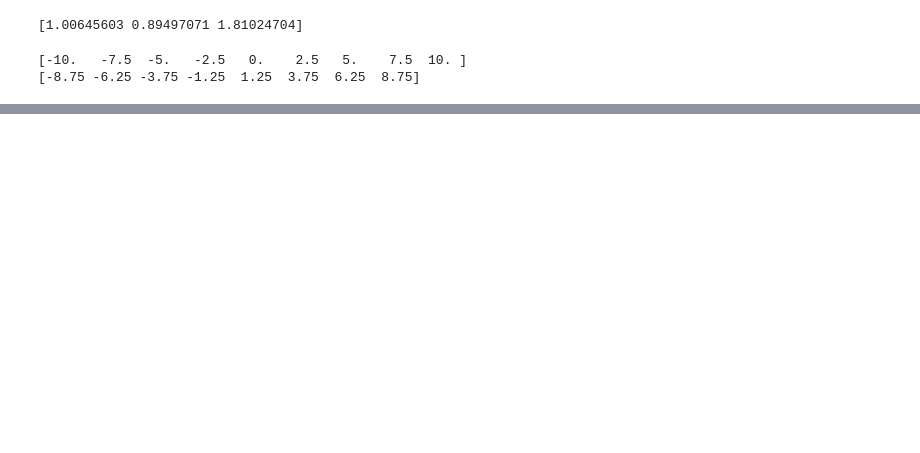
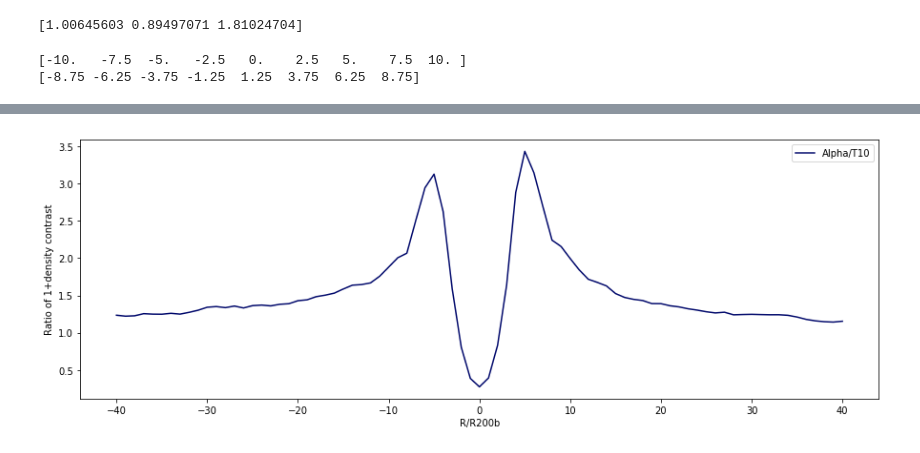
Before and after one commit to Vidhate/DLA-Environment, a Jupyter notebook: Density Field/DF_R200bScaled.ipynb, the cells around one changed output, grey strips where cells are left out. Drawn from its saved outputs; the diff is of its cells as text; code cells hidden in the pictures; blank space fills up the shorter version.

```diff
--- a/Density Field/DF_R200bScaled.ipynb
+++ b/Density Field/DF_R200bScaled.ipynb
@@ -317,0 +342,10 @@ print(np.mean(m),np.mean(m1))
+# %%
+plt.figure(num=2,figsize=(15,5))
+plt.plot(p_alpha_r, (df_alpha_r+1.0)/(df_t10_r+1.0), 'k', color='#00086B',label="Alpha/T10")
+#plt.yscale('log')
+plt.xlabel('R/R200b')
+plt.ylabel('Ratio of 1+density contrast')
+plt.legend()
+plt.show()
+# %% [output]
+[figure, added]
```
Also changed, not shown: parts of 18 cells of this notebook.
